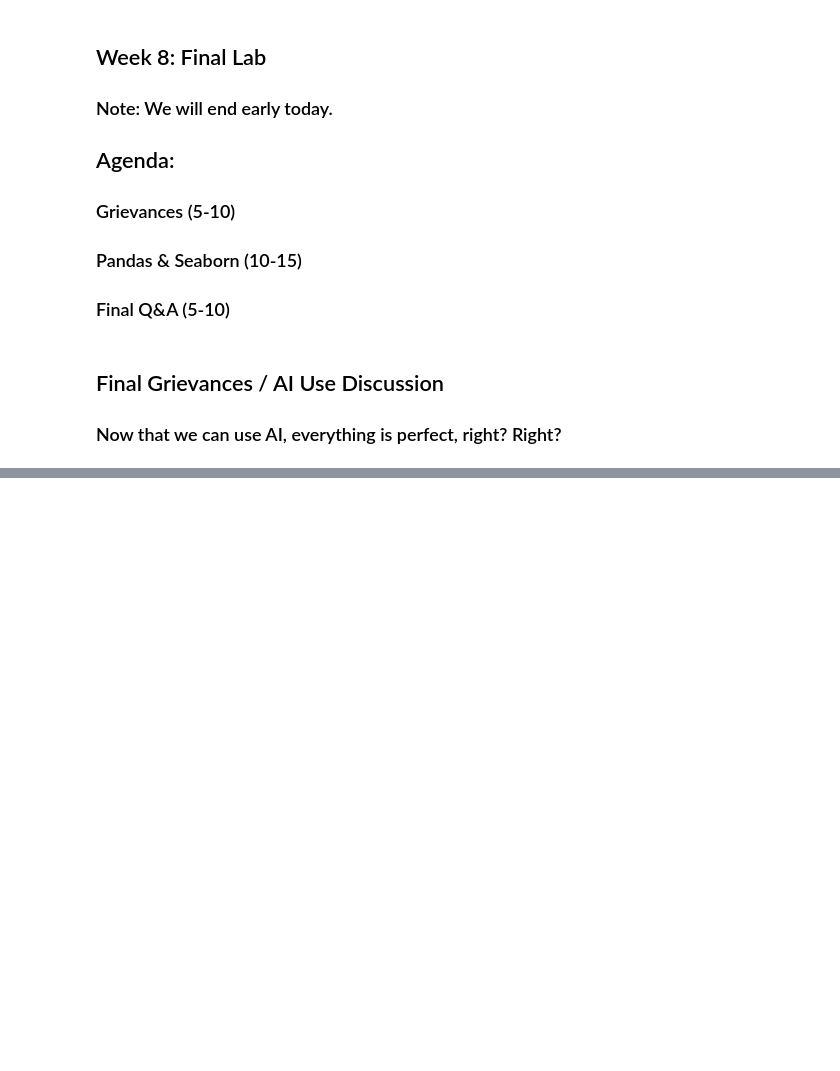
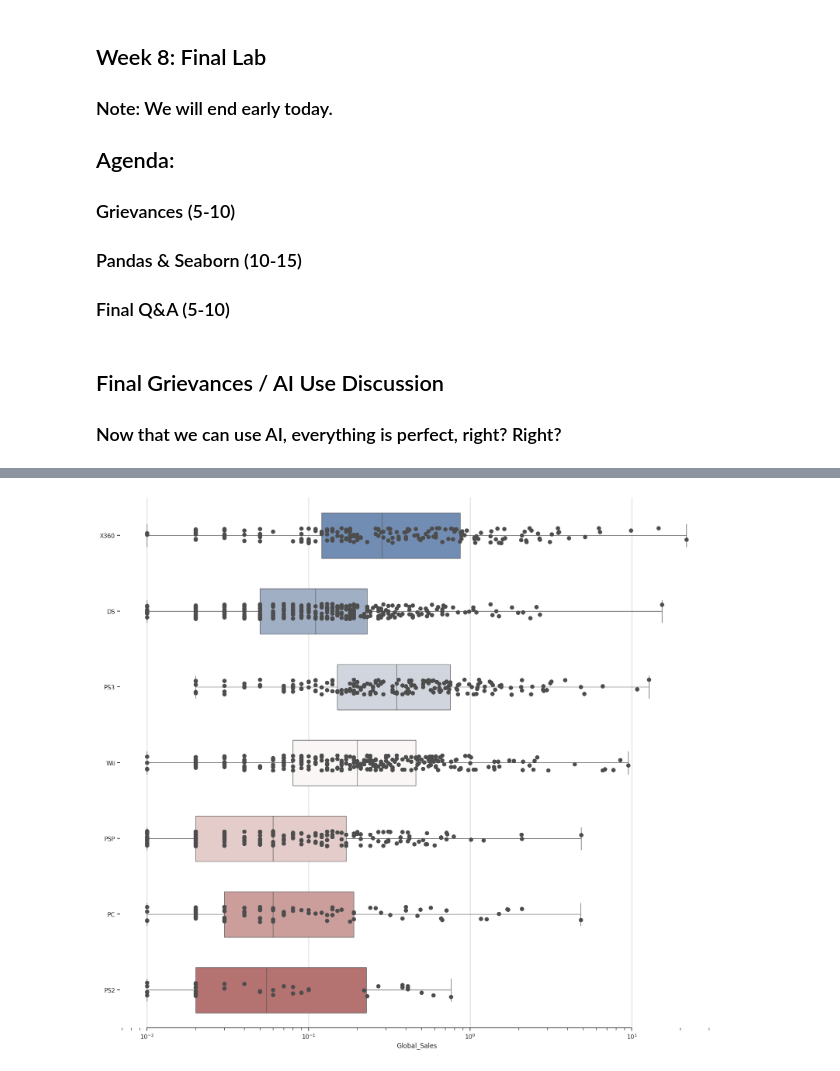
Before and after one commit to Computer-Programming-for-Lawyers/Spring-2025, a Jupyter notebook: lab/week-8/lab8.ipynb, the cells around one changed output, grey strips where cells are left out. Drawn from its saved outputs; the diff is of its cells as text; code cells hidden in the pictures; blank space fills up the shorter version.

Commit message:
added materials to present on

```diff
--- a/lab/week-8/lab8.ipynb
+++ b/lab/week-8/lab8.ipynb
@@ -26,3 +109,29 @@ NameError: name '__file__' is not defined
+# %%
+import matplotlib.pyplot as plt
+
+sns.set_theme(style="ticks")
+
+vgs_data_2010 = vgs_data[vgs_data['Year'] == 2010]
+
+# Initialize the figure with a logarithmic x axis
+f, ax = plt.subplots(figsize=(20, 18))
+ax.set_xscale("log")
+
+# Plot the orbital period with horizontal boxes
+sns.boxplot(
+    vgs_data_2010, x="Global_Sales", y="Platform", hue="Platform",
+    whis=[0, 100], width=.6, palette="vlag"
+)
+
+# Add in points to show each observation
+sns.stripplot(vgs_data_2010, x="Global_Sales", y="Platform", size=8, color=".3")
+
+# Tweak the visual presentation
+ax.xaxis.grid(True)
+ax.set(ylabel="")
+sns.despine(trim=True, left=True)
+# %% [output]
+[figure, added]
 # %% [markdown]
 # Stay in Touch!
 # LinkedIn
```
Also changed, not shown: parts of 6 cells of this notebook, 1 other file.
